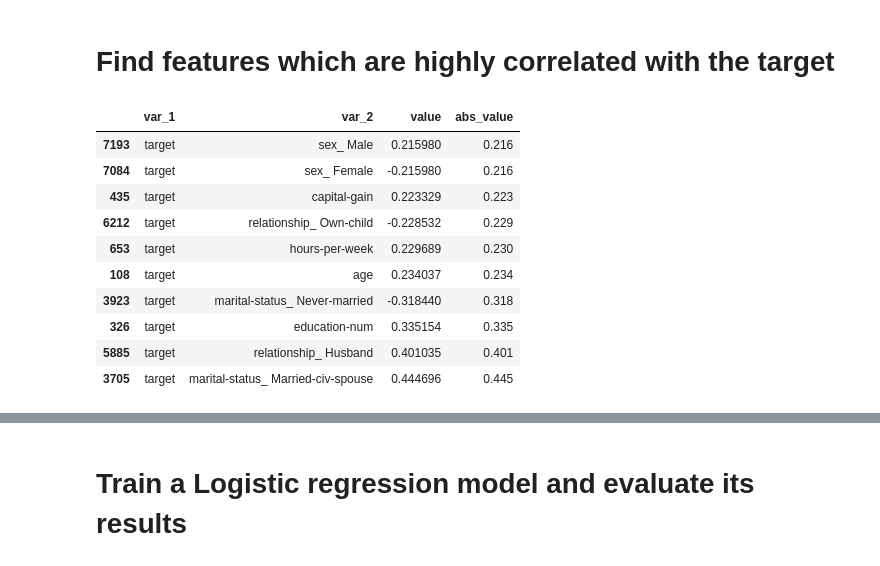
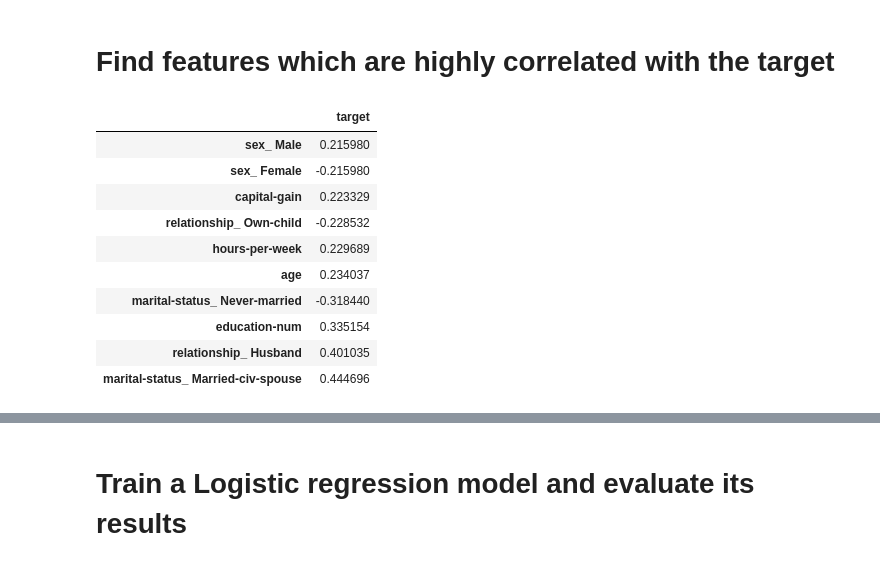
Before and after one commit to shirmeir/notebooks, a Jupyter notebook: census_income_data_set.ipynb, the cells around one changed output, grey strips where cells are left out. Cells and saved outputs as stored; diff of their text form; code cells hidden in the pictures.

```diff
--- a/census_income_data_set.ipynb
+++ b/census_income_data_set.ipynb
@@ -362,16 +398,2 @@ X = X.drop('target',axis=1)
 # %% [markdown]
 # Find features which are highly correlated with the target
-# %%
-correlation_melted[(correlation_melted.var_1=='target')|(correlation_melted.var_2=='target')].sort_values(by='abs_value').tail(10)
-# %% [output]
-|  | var_1 | var_2 | value | abs_value |
-| 7193 | target | sex_ Male | 0.215980 | 0.216 |
-| 7084 | target | sex_ Female | -0.215980 | 0.216 |
-| 435 | target | capital-gain | 0.223329 | 0.223 |
-| 6212 | target | relationship_ Own-child | -0.228532 | 0.229 |
-| 653 | target | hours-per-week | 0.229689 | 0.230 |
-| 108 | target | age | 0.234037 | 0.234 |
-| 3923 | target | marital-status_ Never-married | -0.318440 | 0.318 |
-| 326 | target | education-num | 0.335154 | 0.335 |
-| 5885 | target | relationship_ Husband | 0.401035 | 0.401 |
-| 3705 | target | marital-status_ Married-civ-spouse | 0.444696 | 0.445 |
@@ -380,0 +400,19 @@ best_features_by_correlation = target_corr[target_corr.abs_value>0.03].var_2.val
+# %%
+if 'target' not in X:
+    X['target'] = y
+corr = X.corr()
+corr_with_target = corr[['target']].drop('target', axis=0)
+corr_with_target['abs_value'] = corr_with_target.abs()
+corr_with_target.sort_values(by='abs_value').tail(10).drop('abs_value',axis=1)
+# %% [output]
+|  | target |
+| sex_ Male | 0.215980 |
+| sex_ Female | -0.215980 |
+| capital-gain | 0.223329 |
+| relationship_ Own-child | -0.228532 |
+| hours-per-week | 0.229689 |
+| age | 0.234037 |
+| marital-status_ Never-married | -0.318440 |
+| education-num | 0.335154 |
+| relationship_ Husband | 0.401035 |
+| marital-status_ Married-civ-spouse | 0.444696 |
```
Also changed, not shown: parts of 26 cells of this notebook, 1 other file.
